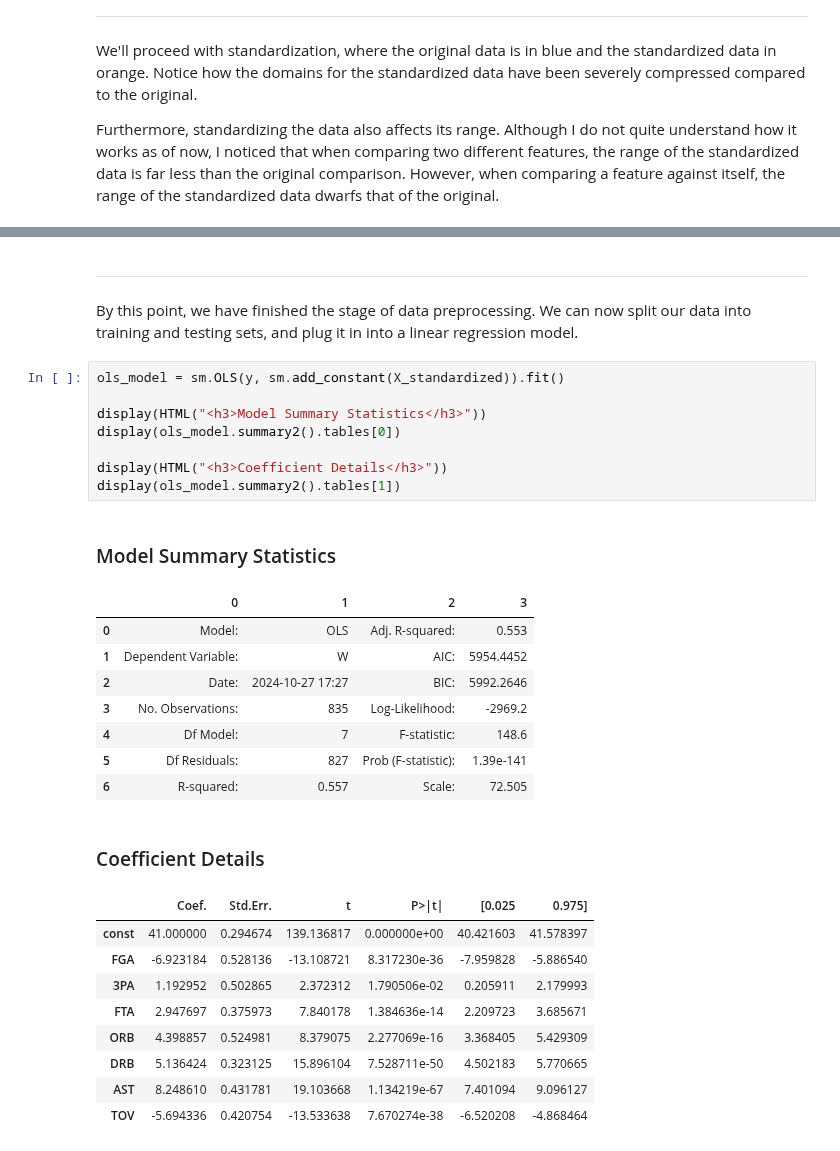
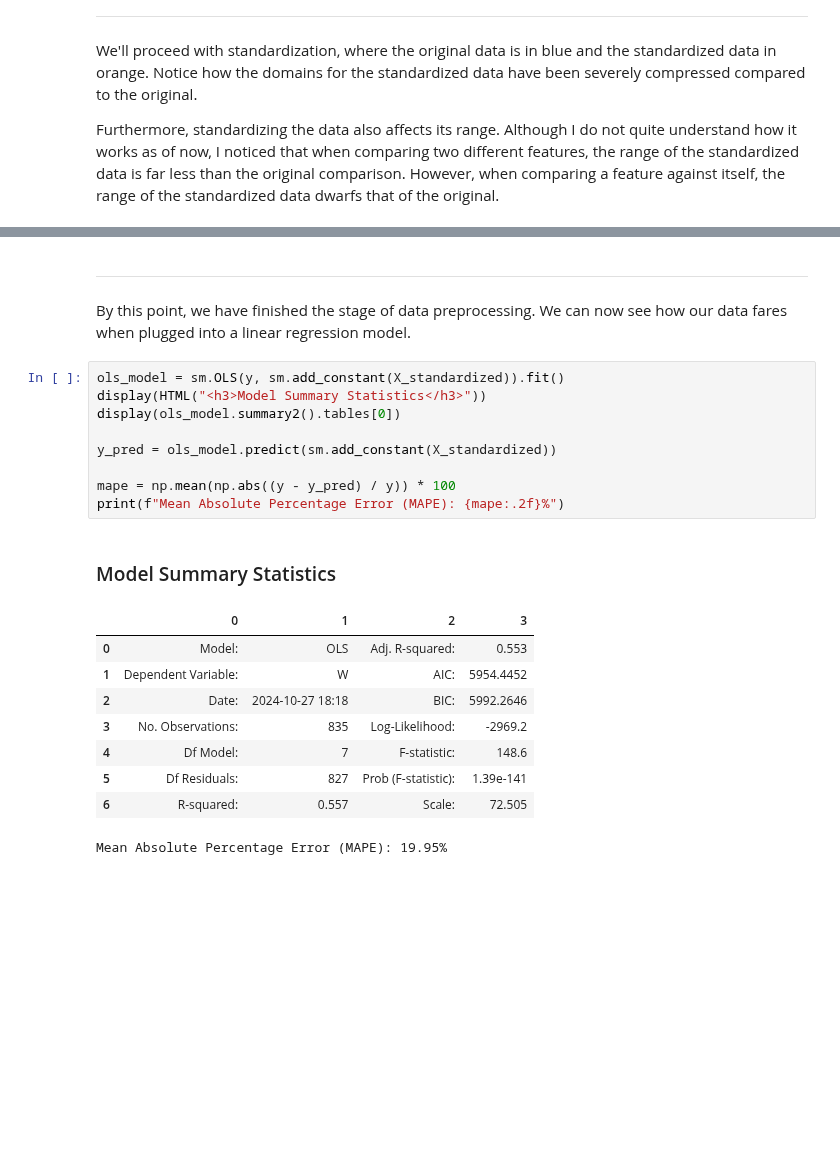
Before and after one commit to availe/CTP-Data-Science, a Jupyter notebook: Week-07-Regression/Exercise-RD-Regression.ipynb, the cells around one changed output, grey strips where cells are left out. Saved outputs shown, nothing was run; the diff lists cells and outputs as text; blank space fills up the shorter version.

Commit message:
table 1

```diff
--- a/Week-07-Regression/Exercise-RD-Regression.ipynb
+++ b/Week-07-Regression/Exercise-RD-Regression.ipynb
@@ -172,32 +172,24 @@ Text(0.5, 1.0, 'Original Features vs Standardized Features')
 # %% [markdown]
 ---
 
-By this point, we have finished the stage of data preprocessing. We can now split our data into training and testing sets, and plug it in into a linear regression model.
+By this point, we have finished the stage of data preprocessing. We can now see how our data fares when plugged into a linear regression model.
 # %%
 ols_model = sm.OLS(y, sm.add_constant(X_standardized)).fit()
-
 display(HTML("<h3>Model Summary Statistics</h3>"))
 display(ols_model.summary2().tables[0])
 
-display(HTML("<h3>Coefficient Details</h3>"))
-display(ols_model.summary2().tables[1])
+y_pred = ols_model.predict(sm.add_constant(X_standardized))
+
+mape = np.mean(np.abs((y - y_pred) / y)) * 100
+print(f"Mean Absolute Percentage Error (MAPE): {mape:.2f}%")
 # %% [output]
 Model Summary Statistics
 |  | 0 | 1 | 2 | 3 |
 | 0 | Model: | OLS | Adj. R-squared: | 0.553 |
 | 1 | Dependent Variable: | W | AIC: | 5954.4452 |
-| 2 | Date: | 2024-10-27 17:27 | BIC: | 5992.2646 |
+| 2 | Date: | 2024-10-27 18:18 | BIC: | 5992.2646 |
 | 3 | No. Observations: | 835 | Log-Likelihood: | -2969.2 |
 | 4 | Df Model: | 7 | F-statistic: | 148.6 |
 | 5 | Df Residuals: | 827 | Prob (F-statistic): | 1.39e-141 |
 | 6 | R-squared: | 0.557 | Scale: | 72.505 |
-Coefficient Details
-|  | Coef. | Std.Err. | t | P>|t| | [0.025 | 0.975] |
-| const | 41.000000 | 0.294674 | 139.136817 | 0.000000e+00 | 40.421603 | 41.578397 |
-| FGA | -6.923184 | 0.528136 | -13.108721 | 8.317230e-36 | -7.959828 | -5.886540 |
-| 3PA | 1.192952 | 0.502865 | 2.372312 | 1.790506e-02 | 0.205911 | 2.179993 |
-| FTA | 2.947697 | 0.375973 | 7.840178 | 1.384636e-14 | 2.209723 | 3.685671 |
-| ORB | 4.398857 | 0.524981 | 8.379075 | 2.277069e-16 | 3.368405 | 5.429309 |
-| DRB | 5.136424 | 0.323125 | 15.896104 | 7.528711e-50 | 4.502183 | 5.770665 |
-| AST | 8.248610 | 0.431781 | 19.103668 | 1.134219e-67 | 7.401094 | 9.096127 |
-| TOV | -5.694336 | 0.420754 | -13.533638 | 7.670274e-38 | -6.520208 | -4.868464 |
+Mean Absolute Percentage Error (MAPE): 19.95%
```
Also changed, not shown: parts of 6 cells of this notebook.
